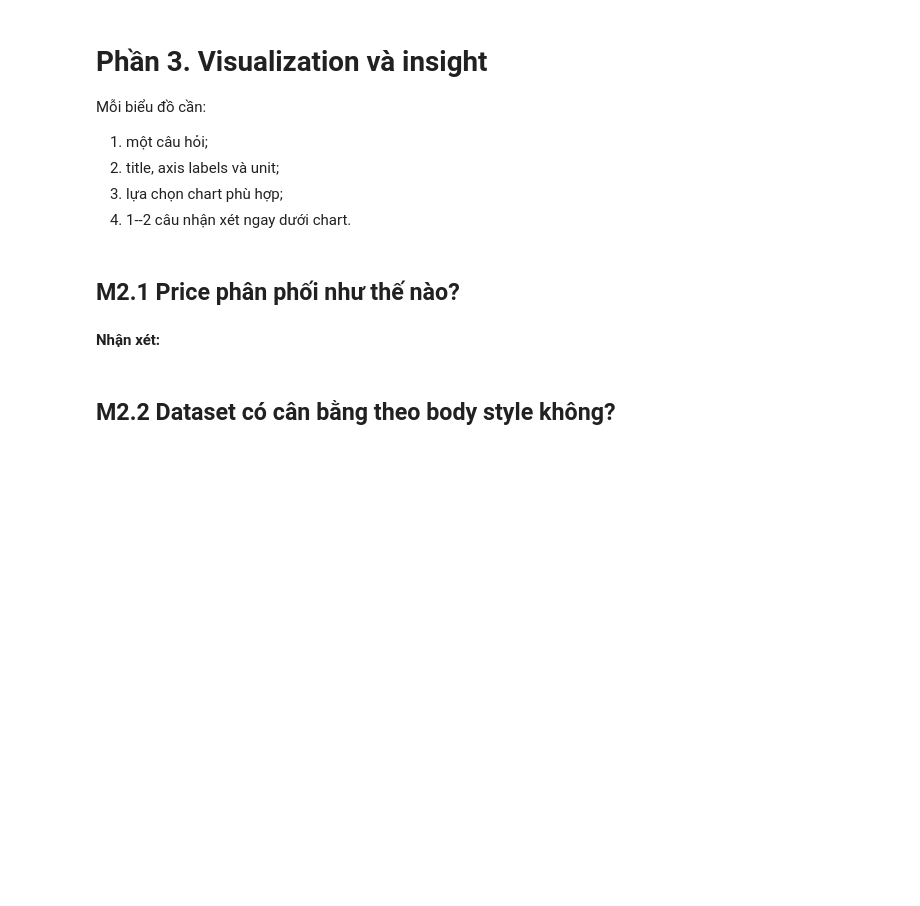
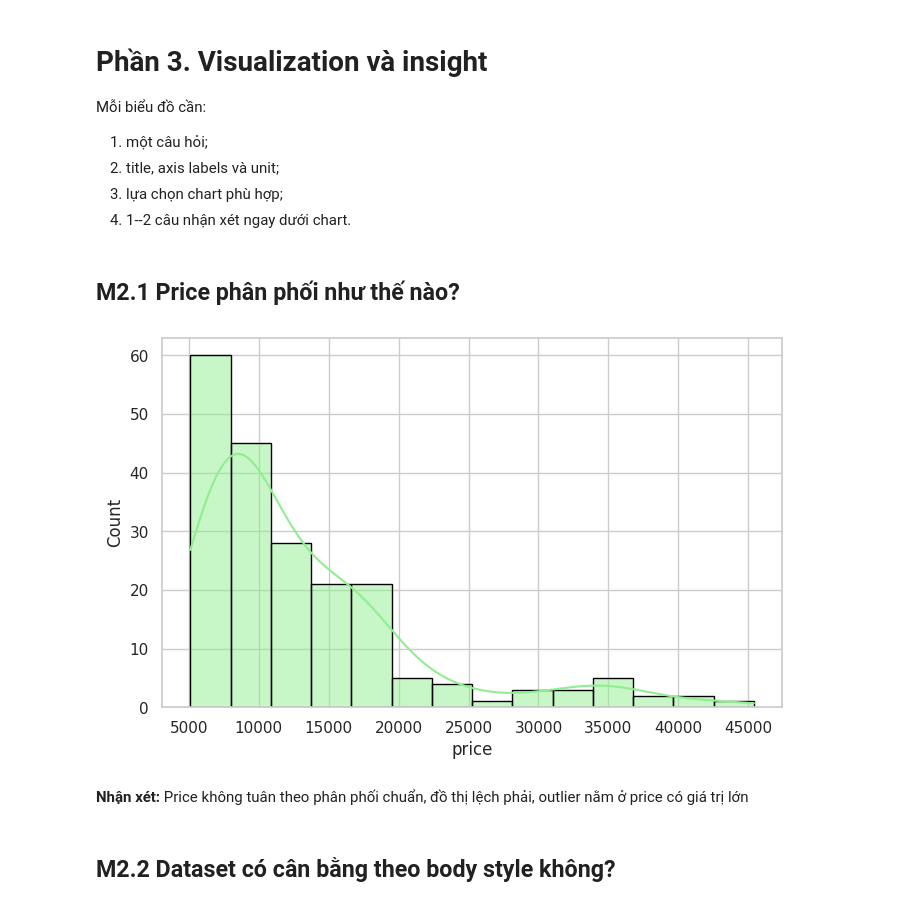
Before and after one commit to hanghithien/mliot-pyml-2026-hw, a Jupyter notebook: week02/numpy-pandas-eda-hw/numpy_pandas_eda_hw.ipynb, the cells around one changed output. Cells and saved outputs as stored; diff of their text form; code cells hidden in the pictures; blank space fills up the shorter version.

```diff
--- a/week02/numpy-pandas-eda-hw/numpy_pandas_eda_hw.ipynb
+++ b/week02/numpy-pandas-eda-hw/numpy_pandas_eda_hw.ipynb
@@ -405,8 +408,17 @@ Mỗi biểu đồ cần:
 ## M2.1 Price phân phối như thế nào?
 # %%
 # TODO M2.1: histogram/KDE của price
+import seaborn as sns
+import matplotlib.pyplot as plt
+
+price_value = df_clean['price']
+sns.histplot(price_value,kde=True, color = 'lightgreen', edgecolor = 'black')
+plt.show()
+# %% [output]
+[figure, added]
 # %% [markdown]
 **Nhận xét:** <!-- 1--2 câu -->
+Price không tuân theo phân phối chuẩn, đồ thị lệch phải, outlier nằm ở price có giá trị lớn
 # %% [markdown]
 ## M2.2 Dataset có cân bằng theo body style không?
 # %%
```
Also changed, not shown: parts of 14 cells of this notebook.
